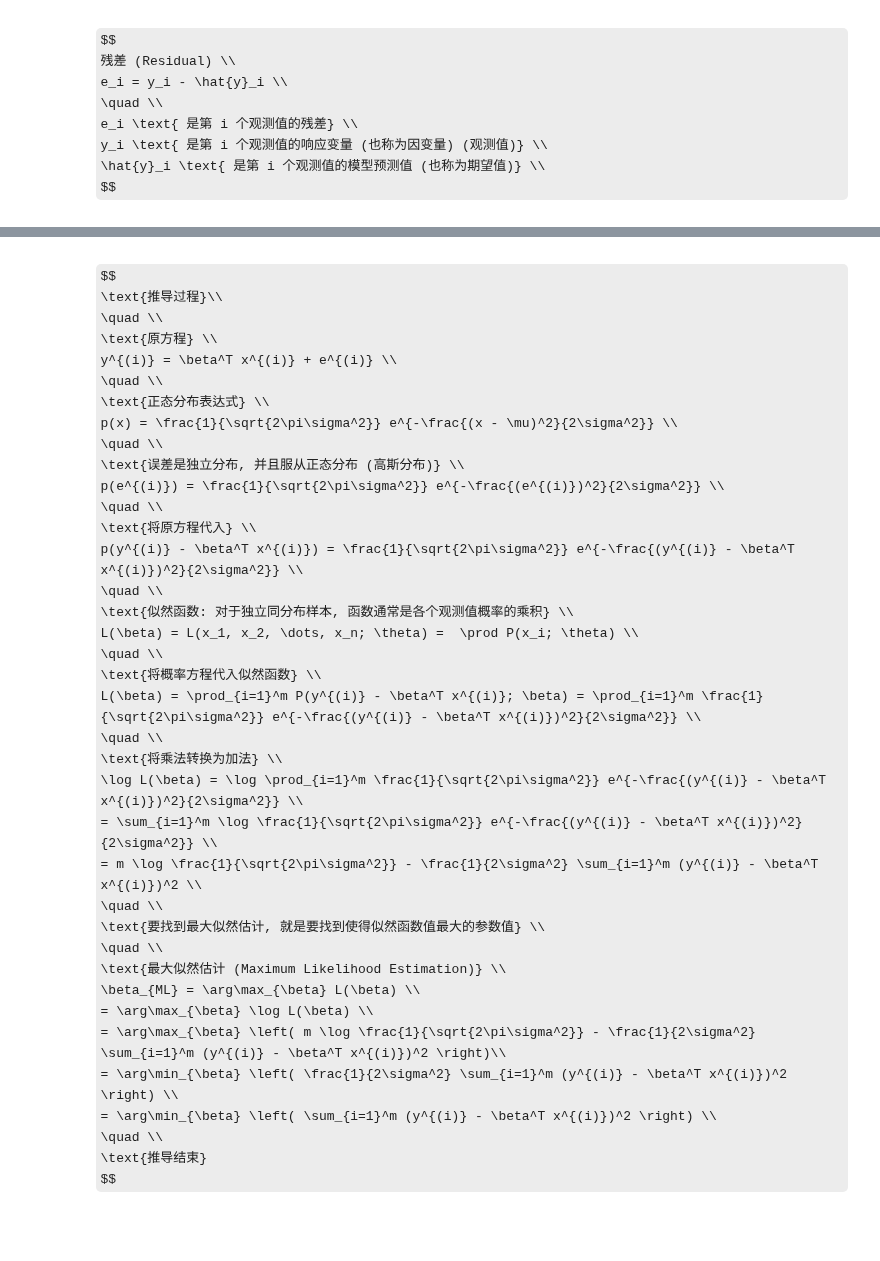
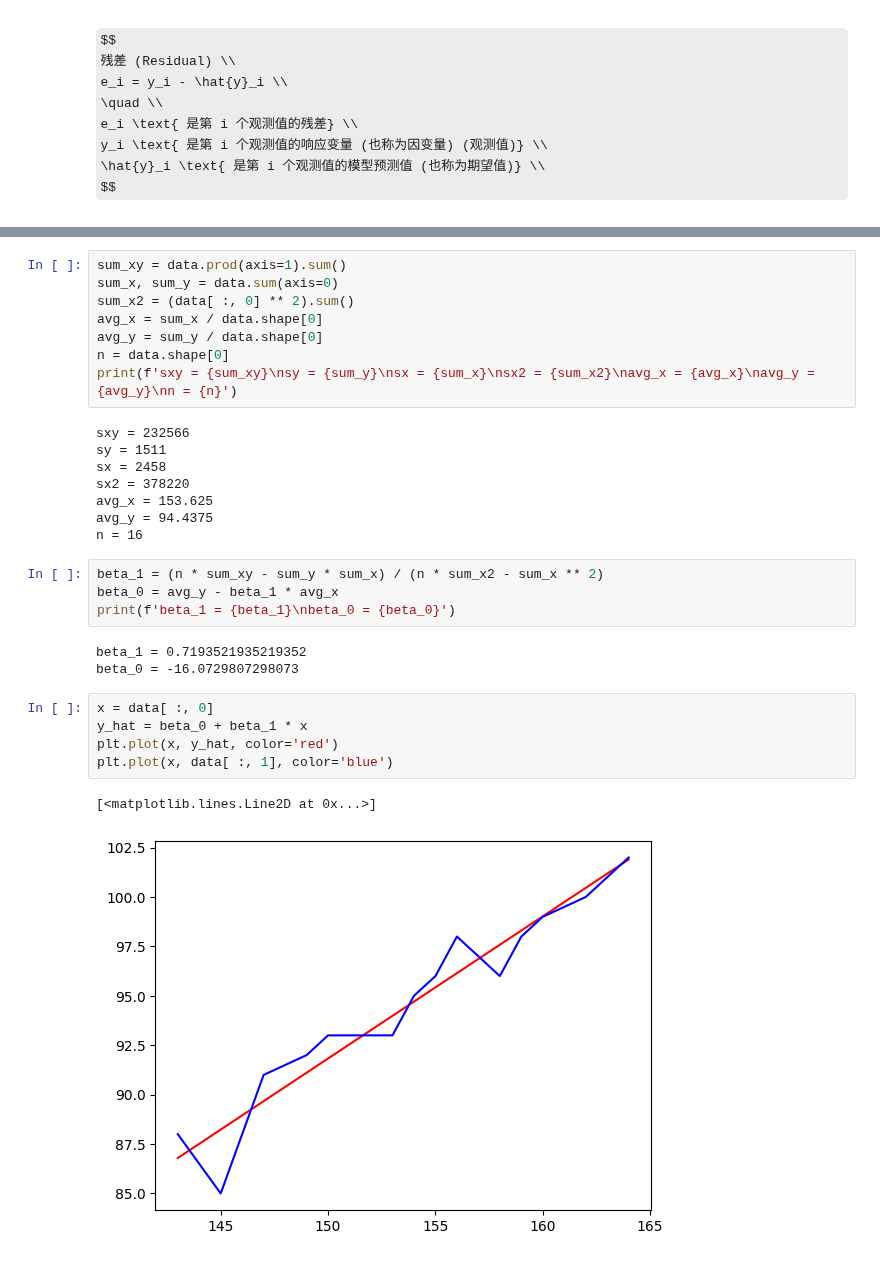
Before and after one commit to ZhimingLi431/math, a Jupyter notebook: modeling/linear_regression.ipynb, the cells around one changed output, grey strips where cells are left out. Drawn from its saved outputs; the diff is of its cells as text; some formulas as TeX source; blank space fills up the shorter version.

```diff
--- a/modeling/linear_regression.ipynb
+++ b/modeling/linear_regression.ipynb
@@ -64,39 +108,32 @@ Q = \sum (y - \hat{y})^2 = \sum_{i=1}^m (y - \beta_0 - \beta_1 x)^2 \\
 $$
-# %% [markdown]
-$$
-\text{推导过程}\\
-\quad \\
-\text{原方程} \\
-y^{(i)} = \beta^T x^{(i)} + e^{(i)} \\
-\quad \\
-\text{正态分布表达式} \\
-p(x) = \frac{1}{\sqrt{2\pi\sigma^2}} e^{-\frac{(x - \mu)^2}{2\sigma^2}} \\
-\quad \\
-\text{误差是独立分布, 并且服从正态分布 (高斯分布)} \\
-p(e^{(i)}) = \frac{1}{\sqrt{2\pi\sigma^2}} e^{-\frac{(e^{(i)})^2}{2\sigma^2}} \\
-\quad \\
-\text{将原方程代入} \\
-p(y^{(i)} - \beta^T x^{(i)}) = \frac{1}{\sqrt{2\pi\sigma^2}} e^{-\frac{(y^{(i)} - \beta^T x^{(i)})^2}{2\sigma^2}} \\
-\quad \\
-\text{似然函数: 对于独立同分布样本, 函数通常是各个观测值概率的乘积} \\
-L(\beta) = L(x_1, x_2, \dots, x_n; \theta) =  \prod P(x_i; \theta) \\
-\quad \\
-\text{将概率方程代入似然函数} \\
-L(\beta) = \prod_{i=1}^m P(y^{(i)} - \beta^T x^{(i)}; \beta) = \prod_{i=1}^m \frac{1}{\sqrt{2\pi\sigma^2}} e^{-\frac{(y^{(i)} - \beta^T x^{(i)})^2}{2\sigma^2}} \\
-\quad \\
-\text{将乘法转换为加法} \\
-\log L(\beta) = \log \prod_{i=1}^m \frac{1}{\sqrt{2\pi\sigma^2}} e^{-\frac{(y^{(i)} - \beta^T x^{(i)})^2}{2\sigma^2}} \\
-= \sum_{i=1}^m \log \frac{1}{\sqrt{2\pi\sigma^2}} e^{-\frac{(y^{(i)} - \beta^T x^{(i)})^2}{2\sigma^2}} \\
-= m \log \frac{1}{\sqrt{2\pi\sigma^2}} - \frac{1}{2\sigma^2} \sum_{i=1}^m (y^{(i)} - \beta^T x^{(i)})^2 \\
-\quad \\
-\text{要找到最大似然估计, 就是要找到使得似然函数值最大的参数值} \\
-\quad \\
-\text{最大似然估计 (Maximum Likelihood Estimation)} \\
-\beta_{ML} = \arg\max_{\beta} L(\beta) \\
-= \arg\max_{\beta} \log L(\beta) \\
-= \arg\max_{\beta} \left( m \log \frac{1}{\sqrt{2\pi\sigma^2}} - \frac{1}{2\sigma^2} \sum_{i=1}^m (y^{(i)} - \beta^T x^{(i)})^2 \right)\\
-= \arg\min_{\beta} \left( \frac{1}{2\sigma^2} \sum_{i=1}^m (y^{(i)} - \beta^T x^{(i)})^2 \right) \\
-= \arg\min_{\beta} \left( \sum_{i=1}^m (y^{(i)} - \beta^T x^{(i)})^2 \right) \\
-\quad \\
-\text{推导结束}
-$$
+# %%
+sum_xy = data.prod(axis=1).sum()
+sum_x, sum_y = data.sum(axis=0)
+sum_x2 = (data[ :, 0] ** 2).sum()
+avg_x = sum_x / data.shape[0]
+avg_y = sum_y / data.shape[0]
+n = data.shape[0]
+print(f'sxy = {sum_xy}\nsy = {sum_y}\nsx = {sum_x}\nsx2 = {sum_x2}\navg_x = {avg_x}\navg_y = {avg_y}\nn = {n}')
+# %% [output]
+sxy = 232566
+sy = 1511
+sx = 2458
+sx2 = 378220
+avg_x = 153.625
+avg_y = 94.4375
+n = 16
+# %%
+beta_1 = (n * sum_xy - sum_y * sum_x) / (n * sum_x2 - sum_x ** 2)
+beta_0 = avg_y - beta_1 * avg_x
+print(f'beta_1 = {beta_1}\nbeta_0 = {beta_0}')
+# %% [output]
+beta_1 = 0.7193521935219352
+beta_0 = -16.0729807298073
+# %%
+x = data[ :, 0]
+y_hat = beta_0 + beta_1 * x
+plt.plot(x, y_hat, color='red')
+plt.plot(x, data[ :, 1], color='blue')
+# %% [output]
+[<matplotlib.lines.Line2D at 0x...>]
+[figure, added]
```
Also changed, not shown: parts of 5 cells of this notebook.
